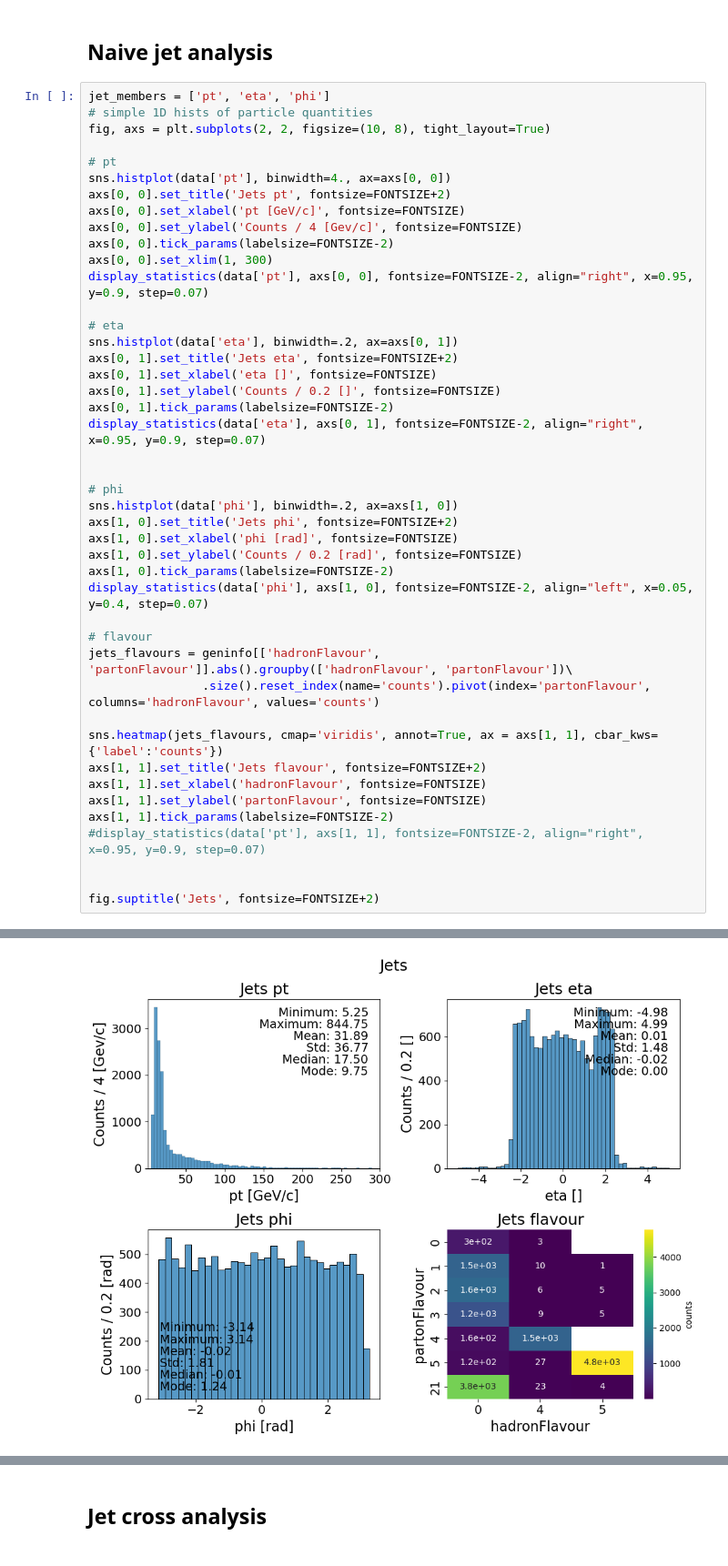
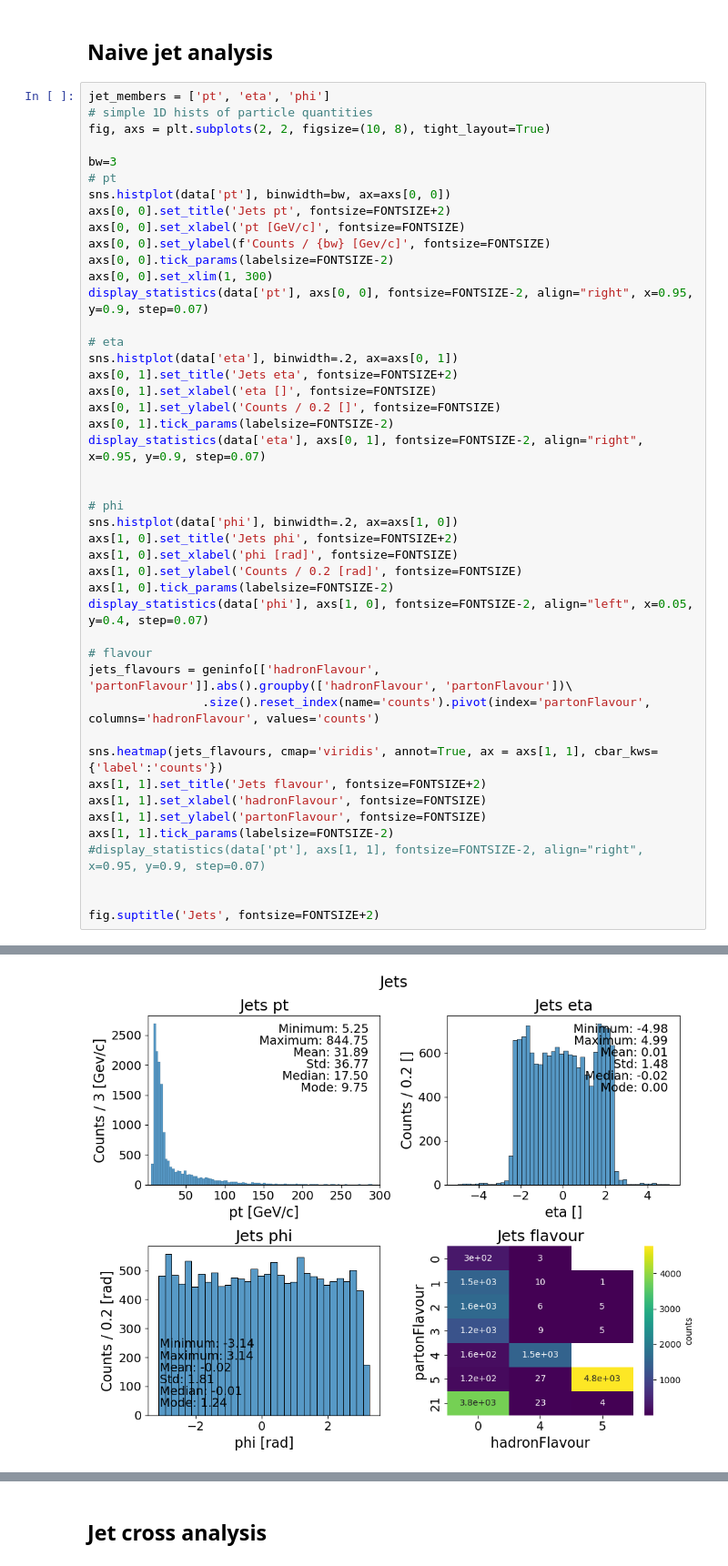
Before and after one commit to c0pp1/TTN4HEP, a Jupyter notebook: eda/eda.ipynb, the cells around one changed output, grey strips where cells are left out. Shown at 91% size. Cells and saved outputs as stored; diff of their text form.

```diff
--- a/eda/eda.ipynb
+++ b/eda/eda.ipynb
@@ -297,11 +309,12 @@ jet_members = ['pt', 'eta', 'phi']
 # simple 1D hists of particle quantities
 fig, axs = plt.subplots(2, 2, figsize=(10, 8), tight_layout=True)
 
+bw=3
 # pt
-sns.histplot(data['pt'], binwidth=4., ax=axs[0, 0])
+sns.histplot(data['pt'], binwidth=bw, ax=axs[0, 0])
 axs[0, 0].set_title('Jets pt', fontsize=FONTSIZE+2)
 axs[0, 0].set_xlabel('pt [GeV/c]', fontsize=FONTSIZE)
-axs[0, 0].set_ylabel('Counts / 4 [Gev/c]', fontsize=FONTSIZE)
+axs[0, 0].set_ylabel(f'Counts / {bw} [Gev/c]', fontsize=FONTSIZE)
 axs[0, 0].tick_params(labelsize=FONTSIZE-2)
 axs[0, 0].set_xlim(1, 300)
 display_statistics(data['pt'], axs[0, 0], fontsize=FONTSIZE-2, align="right", x=0.95, y=0.9, step=0.07)
@@ -311,31 +324,31 @@ sns.histplot(data['eta'], binwidth=.2, ax=axs[0, 1])
 axs[0, 1].set_title('Jets eta', fontsize=FONTSIZE+2)
 axs[0, 1].set_xlabel('eta []', fontsize=FONTSIZE)
 axs[0, 1].set_ylabel('Counts / 0.2 []', fontsize=FONTSIZE)
 axs[0, 1].tick_params(labelsize=FONTSIZE-2)
 display_statistics(data['eta'], axs[0, 1], fontsize=FONTSIZE-2, align="right", x=0.95, y=0.9, step=0.07)
 
 
 # phi
 sns.histplot(data['phi'], binwidth=.2, ax=axs[1, 0])
 axs[1, 0].set_title('Jets phi', fontsize=FONTSIZE+2)
 axs[1, 0].set_xlabel('phi [rad]', fontsize=FONTSIZE)
 axs[1, 0].set_ylabel('Counts / 0.2 [rad]', fontsize=FONTSIZE)
 axs[1, 0].tick_params(labelsize=FONTSIZE-2)
 display_statistics(data['phi'], axs[1, 0], fontsize=FONTSIZE-2, align="left", x=0.05, y=0.4, step=0.07)
 
 # flavour
 jets_flavours = geninfo[['hadronFlavour', 'partonFlavour']].abs().groupby(['hadronFlavour', 'partonFlavour'])\
                 .size().reset_index(name='counts').pivot(index='partonFlavour', columns='hadronFlavour', values='counts')
 
 sns.heatmap(jets_flavours, cmap='viridis', annot=True, ax = axs[1, 1], cbar_kws={'label':'counts'})
 axs[1, 1].set_title('Jets flavour', fontsize=FONTSIZE+2)
 axs[1, 1].set_xlabel('hadronFlavour', fontsize=FONTSIZE)
 axs[1, 1].set_ylabel('partonFlavour', fontsize=FONTSIZE)
 axs[1, 1].tick_params(labelsize=FONTSIZE-2)
 #display_statistics(data['pt'], axs[1, 1], fontsize=FONTSIZE-2, align="right", x=0.95, y=0.9, step=0.07)
 
 
 fig.suptitle('Jets', fontsize=FONTSIZE+2)
 # %% [output]
 Text(0.5, 0.98, 'Jets')
-[figure, old version]
+[figure, new version]
```
Also changed, not shown: parts of 13 cells of this notebook, 1 other file.
